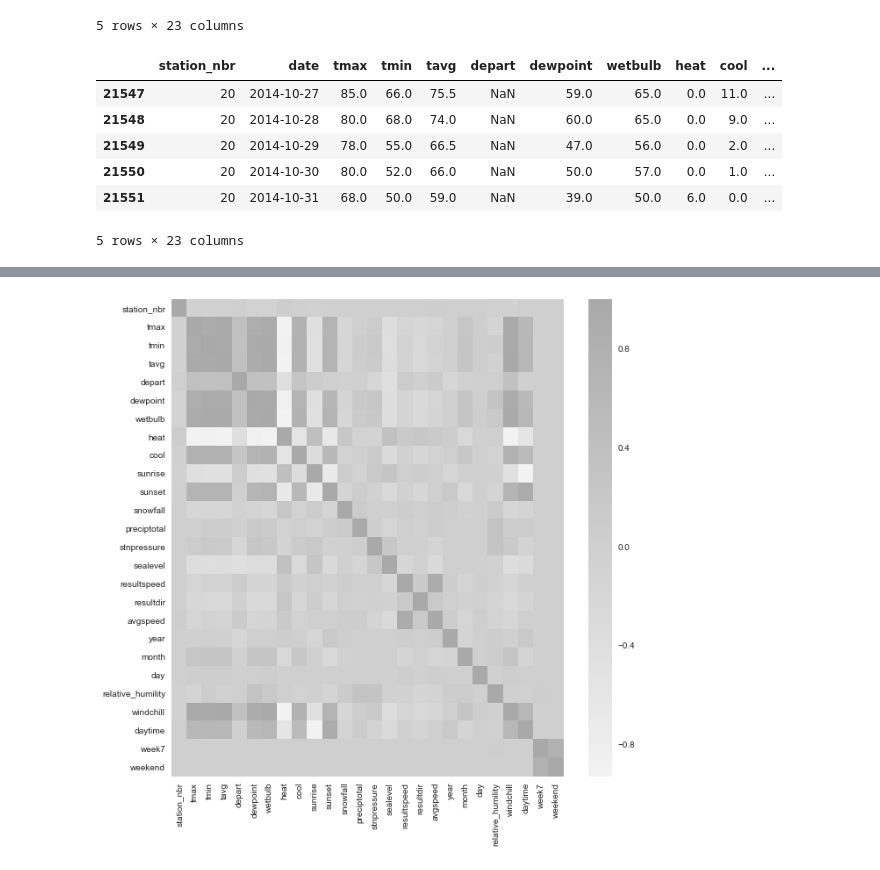
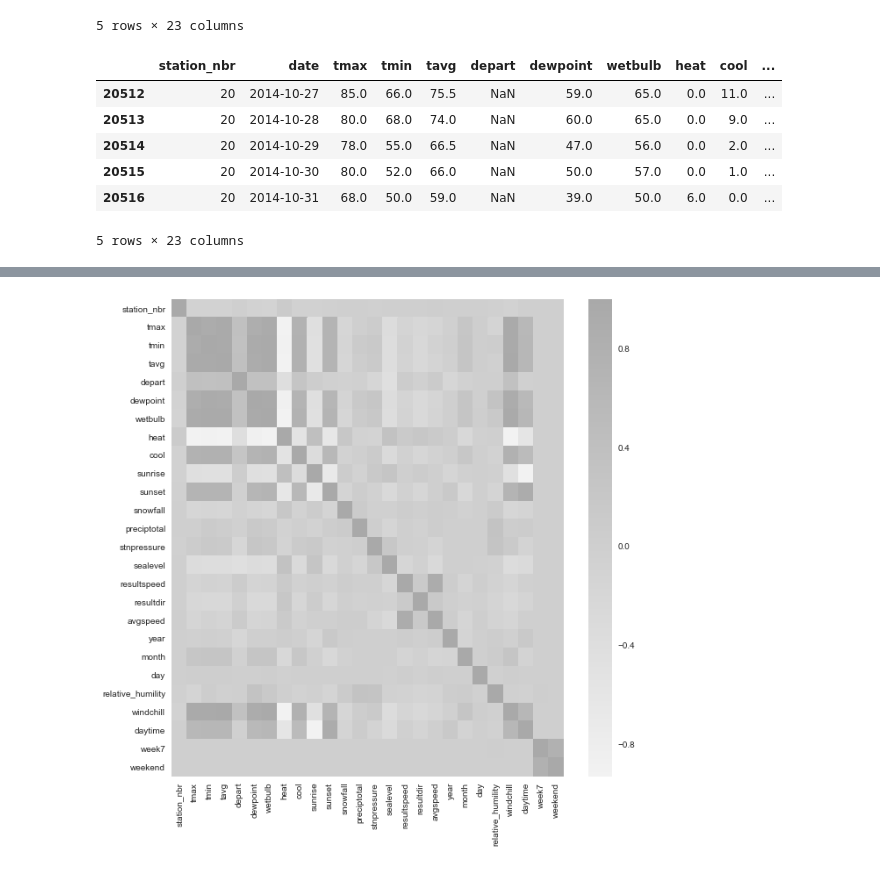
Before and after one commit to Junhojuno/Walmart-sales-in-stormy-weather, a Jupyter notebook: weather2.ipynb, the cells around one changed output, grey strips where cells are left out. Cells and saved outputs as stored; diff of their text form; code cells hidden in the pictures.

```diff
--- a/weather2.ipynb
+++ b/weather2.ipynb
@@ -27,24 +27,22 @@ weather.tail()
 | 20516 | 20 | 2014-10-31 | 68.0 | 50.0 | 59.0 | NaN | 39.0 | 50.0 | 6.0 | 0.0 | ... |
 5 rows × 23 columns
 # %%
-for i in range(1,21):
-    if i == 1:
-        wthr = pd.read_csv("station1_monthmean.csv")
+wthr = pd.read_csv("data_monthmean/station1_monthmean.csv")
+for i in range(2,21):
+    if i == 5:
+        station = weather[weather['station_nbr']==5]
     else:
-        if i == 5:
-            station = weather[weather['station_nbr']==5]
-        else:
-            station = pd.read_csv("station" + str(i) + "_monthmean.csv")
-        wthr = pd.concat([wth,station], axis=0)
+        station = pd.read_csv("data_monthmean/station" + str(i) + "_monthmean.csv")
+    wthr = pd.concat([wthr,station], axis=0)
 wthr.reset_index(drop=True, inplace=True)
 wthr.tail()
 # %% [output]
 |  | station_nbr | date | tmax | tmin | tavg | depart | dewpoint | wetbulb | heat | cool | ... |
-| 21547 | 20 | 2014-10-27 | 85.0 | 66.0 | 75.5 | NaN | 59.0 | 65.0 | 0.0 | 11.0 | ... |
-| 21548 | 20 | 2014-10-28 | 80.0 | 68.0 | 74.0 | NaN | 60.0 | 65.0 | 0.0 | 9.0 | ... |
-| 21549 | 20 | 2014-10-29 | 78.0 | 55.0 | 66.5 | NaN | 47.0 | 56.0 | 0.0 | 2.0 | ... |
-| 21550 | 20 | 2014-10-30 | 80.0 | 52.0 | 66.0 | NaN | 50.0 | 57.0 | 0.0 | 1.0 | ... |
-| 21551 | 20 | 2014-10-31 | 68.0 | 50.0 | 59.0 | NaN | 39.0 | 50.0 | 6.0 | 0.0 | ... |
+| 20512 | 20 | 2014-10-27 | 85.0 | 66.0 | 75.5 | NaN | 59.0 | 65.0 | 0.0 | 11.0 | ... |
+| 20513 | 20 | 2014-10-28 | 80.0 | 68.0 | 74.0 | NaN | 60.0 | 65.0 | 0.0 | 9.0 | ... |
+| 20514 | 20 | 2014-10-29 | 78.0 | 55.0 | 66.5 | NaN | 47.0 | 56.0 | 0.0 | 2.0 | ... |
+| 20515 | 20 | 2014-10-30 | 80.0 | 52.0 | 66.0 | NaN | 50.0 | 57.0 | 0.0 | 1.0 | ... |
+| 20516 | 20 | 2014-10-31 | 68.0 | 50.0 | 59.0 | NaN | 39.0 | 50.0 | 6.0 | 0.0 | ... |
 5 rows × 23 columns
 # %%
 import datetime as dt
```
Also changed, not shown: parts of 9 cells of this notebook, 3 other files.
